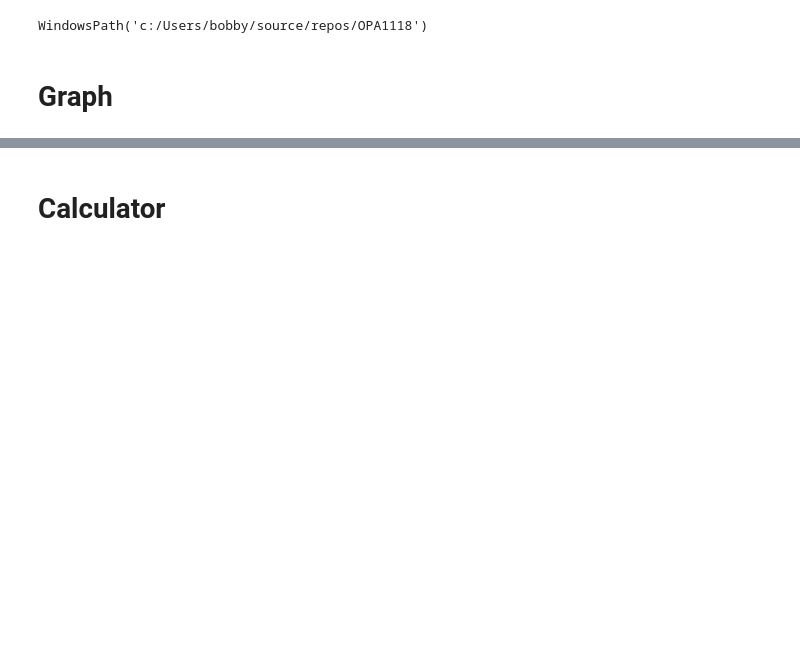
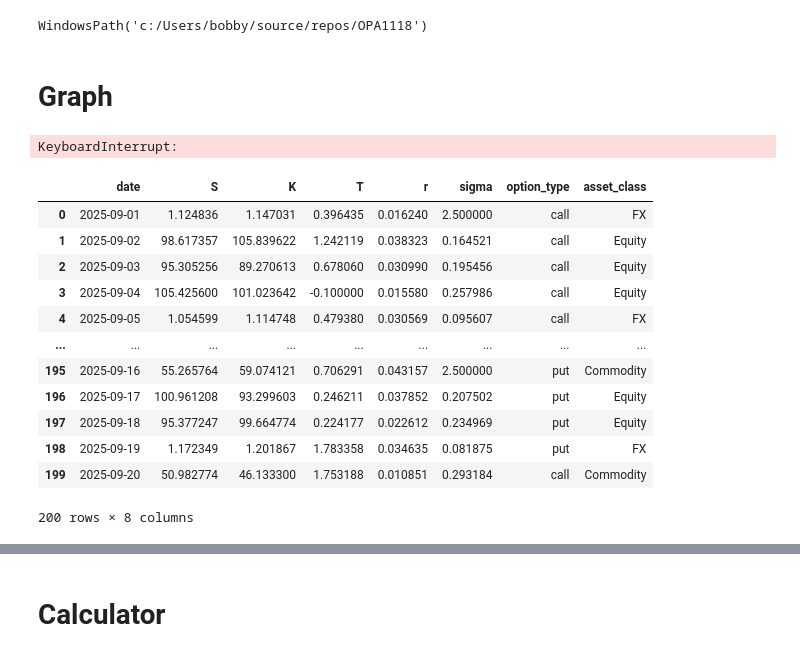
Before and after one commit to davidzgu/model_doc_automation, a Jupyter notebook: notebooks/dev/dev_multi_agent_mcp.ipynb, the cells around one changed output, grey strips where cells are left out. Cells and saved outputs as stored; diff of their text form; code cells hidden in the pictures; blank space fills up the shorter version.

Commit message:
Add tables to report

```diff
--- a/notebooks/dev/dev_multi_agent_mcp.ipynb
+++ b/notebooks/dev/dev_multi_agent_mcp.ipynb
@@ -64,12 +64,12 @@ graph.add_edge("pricing_validator_tool", END)#"summary_generator_tool")
 
 app = graph.compile()
 # %%
-csv_file_path = "c:/Users/bobby/source/repos/OPA1118" + "data/input/dummy_options.csv"#os.path.join(project_path, "data/input/dummy_options.csv")
-output_dir = "c:/Users/bobby/source/repos/OPA1118" + "data/cache"#os.path.join(project_path, "data/cache")
-server_path = os.path.join(project_path, "src/bsm_multi_agents/mcp/server.py")
-pricing_results_path = os.path.join(project_path, "data/cache/dummy_options_bsm_results.csv")
-greeks_results_path = os.path.join(project_path, "data/cache/dummy_options_greeks_results.csv")
-validate_results_path = os.path.join(project_path, "data/cache/dummy_options_greeks_results_validate_results.csv")
+csv_file_path = "c:/Users/bobby/source/repos/OPA1118" + "/data/input/dummy_options.csv"#os.path.join(project_path, "data/input/dummy_options.csv")
+output_dir = "c:/Users/bobby/source/repos/OPA1118" + "/data/cache"#os.path.join(project_path, "data/cache")
+server_path = "c:/Users/bobby/source/repos/OPA1118" + "/src/bsm_multi_agents/mcp/server.py"#os.path.join(project_path, "src/bsm_multi_agents/mcp/server.py")
+pricing_results_path = "c:/Users/bobby/source/repos/OPA1118" + "/data/cache/dummy_options_bsm_results.csv"#os.path.join(project_path, "data/cache/dummy_options_bsm_results.csv")
+greeks_results_path = "c:/Users/bobby/source/repos/OPA1118" + "/data/cache/dummy_options_greeks_results.csv"#os.path.join(project_path, "data/cache/dummy_options_greeks_results.csv")
+validate_results_path = "c:/Users/bobby/source/repos/OPA1118" + "/data/cache/dummy_options_greeks_results_validate_results.csv"#os.path.join(project_path, "data/cache/dummy_options_greeks_results_validate_results.csv")
 # md_summary_text =
 init_state = WorkflowState(
     csv_file_path=csv_file_path,
@@ -86,6 +86,25 @@ final_state = app.invoke(
     init_state,
     config={"configurable": {"thread_id": "run-1"}}
 )
+# %% [output]
+KeyboardInterrupt:
+# %%
+import pandas as pd
+pd.read_csv(csv_file_path)
+# %% [output]
+|  | date | S | K | T | r | sigma | option_type | asset_class |
+| 0 | 2025-09-01 | 1.124836 | 1.147031 | 0.396435 | 0.016240 | 2.500000 | call | FX |
+| 1 | 2025-09-02 | 98.617357 | 105.839622 | 1.242119 | 0.038323 | 0.164521 | call | Equity |
+| 2 | 2025-09-03 | 95.305256 | 89.270613 | 0.678060 | 0.030990 | 0.195456 | call | Equity |
+| 3 | 2025-09-04 | 105.425600 | 101.023642 | -0.100000 | 0.015580 | 0.257986 | call | Equity |
+| 4 | 2025-09-05 | 1.054599 | 1.114748 | 0.479380 | 0.030569 | 0.095607 | call | FX |
+| ... | ... | ... | ... | ... | ... | ... | ... | ... |
+| 195 | 2025-09-16 | 55.265764 | 59.074121 | 0.706291 | 0.043157 | 2.500000 | put | Commodity |
+| 196 | 2025-09-17 | 100.961208 | 93.299603 | 0.246211 | 0.037852 | 0.207502 | put | Equity |
+| 197 | 2025-09-18 | 95.377247 | 99.664774 | 0.224177 | 0.022612 | 0.234969 | put | Equity |
+| 198 | 2025-09-19 | 1.172349 | 1.201867 | 1.783358 | 0.034635 | 0.081875 | put | FX |
+| 199 | 2025-09-20 | 50.982774 | 46.133300 | 1.753188 | 0.010851 | 0.293184 | call | Commodity |
+200 rows × 8 columns
 # %%
 final_state
 # %% [output]
```
Also changed, not shown: parts of 9 cells of this notebook, 8 other files.
